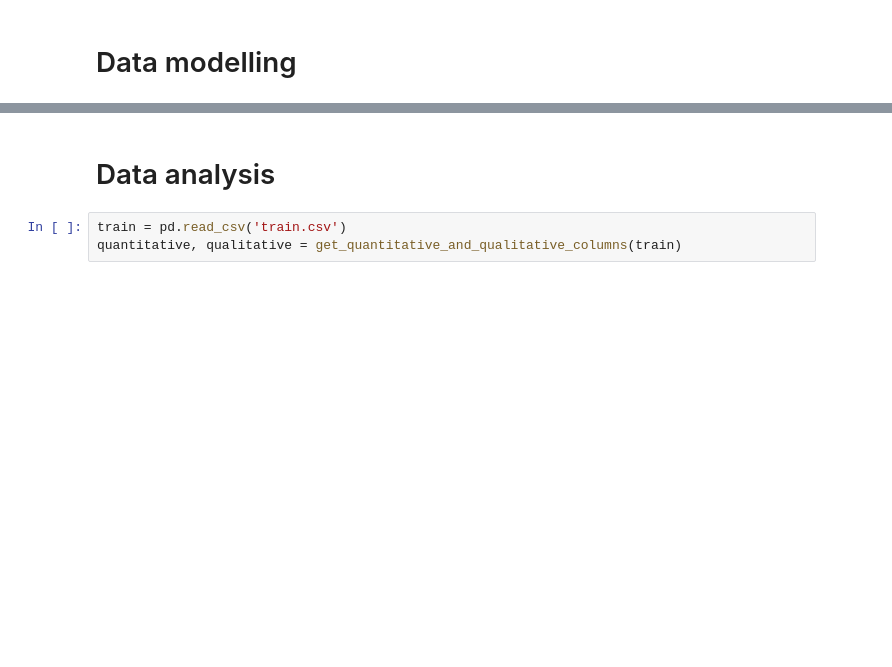
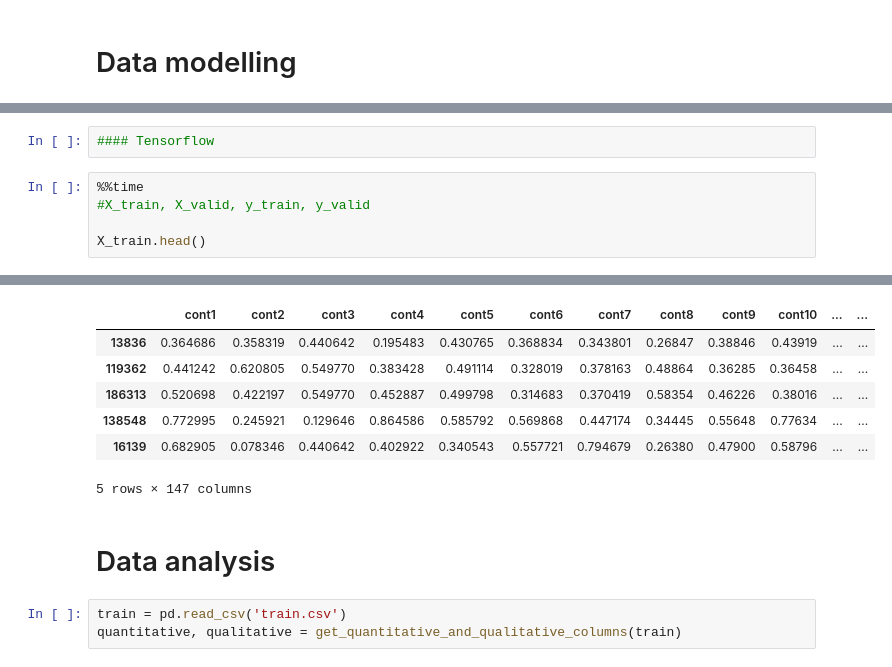
Before and after one commit to szylec/Kaggle, a Jupyter notebook: allstate_claims/analytics.ipynb, the cells around one changed output, grey strips where cells are left out. Drawn from its saved outputs; the diff is of its cells as text; blank space fills up the shorter version.

```diff
--- a/allstate_claims/analytics.ipynb
+++ b/allstate_claims/analytics.ipynb
@@ -223,0 +222,8 @@ Wall time: 6.91 µs
+# %%
+#### Tensorflow
+# %%
+%%time
+#X_train, X_valid, y_train, y_valid
+
+X_train.head()
+# %% [output]
@@ -224,3 +232,10 @@ Wall time: 6.91 µs
+|  | cont1 | cont2 | cont3 | cont4 | cont5 | cont6 | cont7 | cont8 | cont9 | cont10 | ... | ... |
+| 13836 | 0.364686 | 0.358319 | 0.440642 | 0.195483 | 0.430765 | 0.368834 | 0.343801 | 0.26847 | 0.38846 | 0.43919 | ... | ... |
+| 119362 | 0.441242 | 0.620805 | 0.549770 | 0.383428 | 0.491114 | 0.328019 | 0.378163 | 0.48864 | 0.36285 | 0.36458 | ... | ... |
+| 186313 | 0.520698 | 0.422197 | 0.549770 | 0.452887 | 0.499798 | 0.314683 | 0.370419 | 0.58354 | 0.46226 | 0.38016 | ... | ... |
+| 138548 | 0.772995 | 0.245921 | 0.129646 | 0.864586 | 0.585792 | 0.569868 | 0.447174 | 0.34445 | 0.55648 | 0.77634 | ... | ... |
+| 16139 | 0.682905 | 0.078346 | 0.440642 | 0.402922 | 0.340543 | 0.557721 | 0.794679 | 0.26380 | 0.47900 | 0.58796 | ... | ... |
+5 rows × 147 columns
 # %% [markdown]
 # Data analysis
 # %%
```
Also changed, not shown: parts of 12 cells of this notebook, 1 other file.
